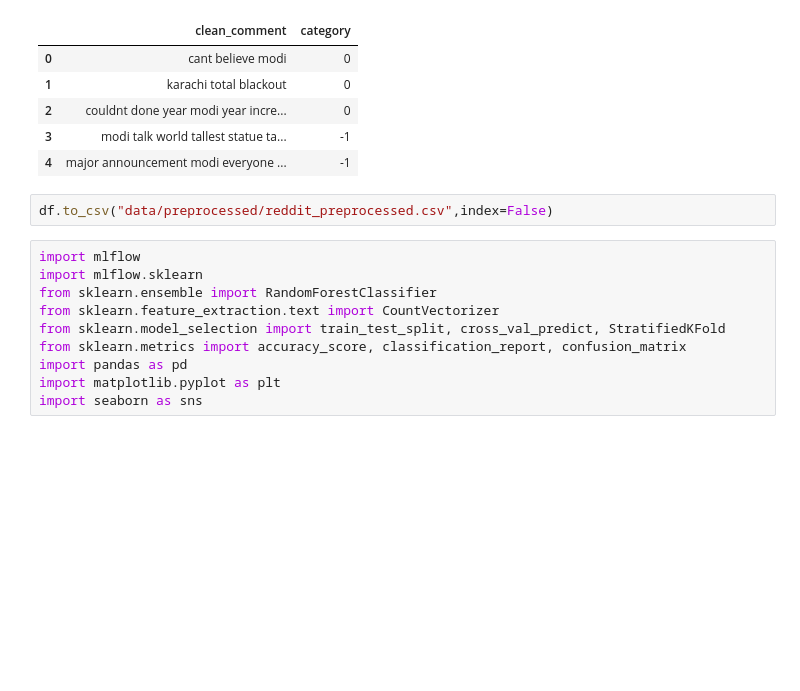
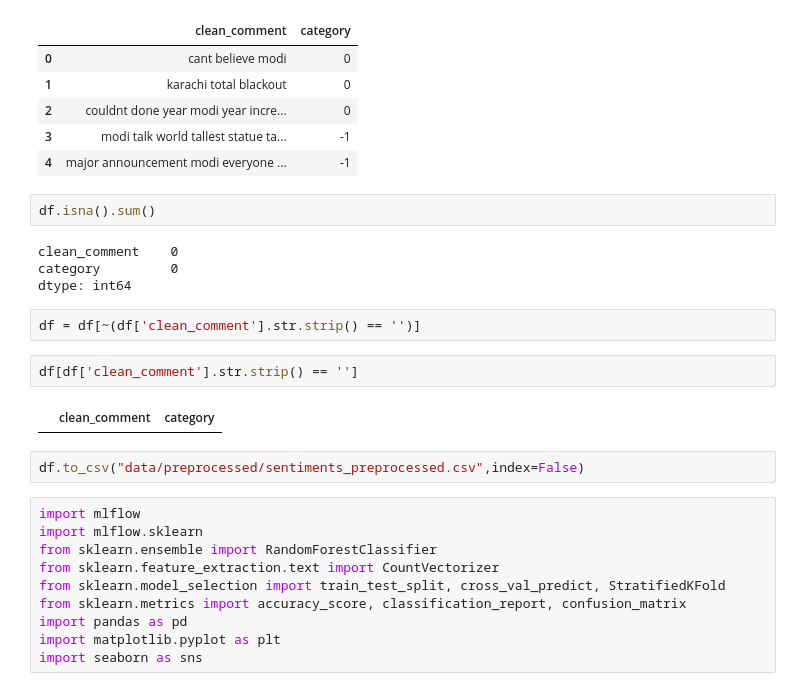
Before and after one commit to Anmol25/youtube-sentiment-analysis, a Jupyter notebook: notebooks/baseline-model-new-data.ipynb, the cells around one changed output. Saved outputs shown, nothing was run; the diff lists cells and outputs as text; blank space fills up the shorter version.

```diff
--- a/notebooks/baseline-model-new-data.ipynb
+++ b/notebooks/baseline-model-new-data.ipynb
@@ -79,8 +112,20 @@ df.head()
 | 2 | couldnt done year modi year incre... | 0 |
 | 3 | modi talk world tallest statue ta... | -1 |
 | 4 | major announcement modi everyone ... | -1 |
+# %%
+df.isna().sum()
+# %% [output]
+clean_comment    0
+category         0
+dtype: int64
+# %%
+df = df[~(df['clean_comment'].str.strip() == '')]
+# %%
+df[df['clean_comment'].str.strip() == '']
+# %% [output]
+|  | clean_comment | category |
 # %%
-df.to_csv("data/preprocessed/reddit_preprocessed.csv",index=False)
+df.to_csv("data/preprocessed/sentiments_preprocessed.csv",index=False)
 # %%
 import mlflow
 import mlflow.sklearn
```
Also changed, not shown: parts of 10 cells of this notebook, 1 other file.
